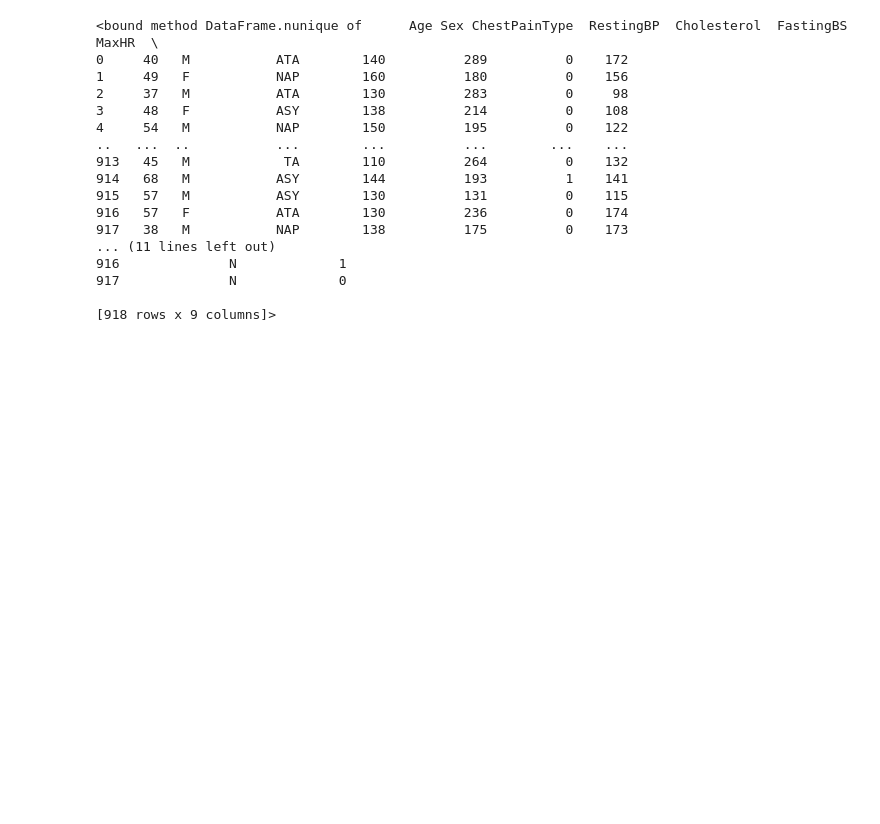
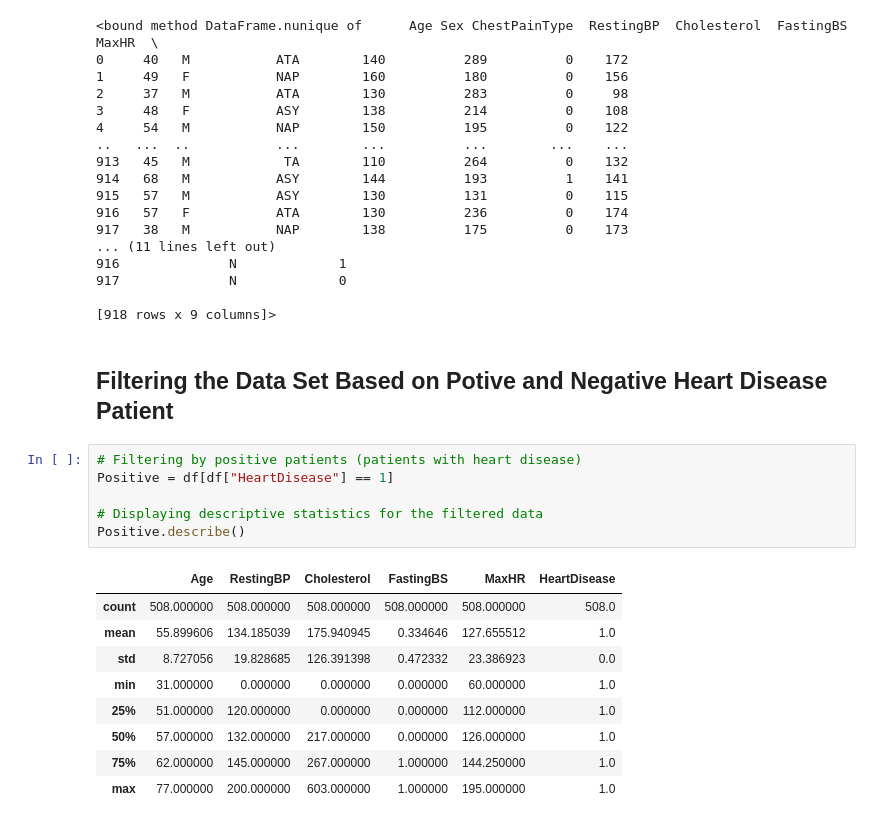
Before and after one commit to Habtom1999/Data-Analytics-Capstone, a Jupyter notebook: Data Preparation.ipynb, the cells around one changed output. Saved outputs shown, nothing was run; the diff lists cells and outputs as text; blank space fills up the shorter version.

```diff
--- a/Data Preparation.ipynb
+++ b/Data Preparation.ipynb
@@ -558,3 +561,21 @@ df.nunique
 917              N             0
 
 [918 rows x 9 columns]>
+# %% [markdown]
+## Filtering the Data Set Based on Potive and Negative Heart Disease Patient
+# %%
+# Filtering by positive patients (patients with heart disease)
+Positive = df[df["HeartDisease"] == 1]
+
+# Displaying descriptive statistics for the filtered data
+Positive.describe()
+# %% [output]
+|  | Age | RestingBP | Cholesterol | FastingBS | MaxHR | HeartDisease |
+| count | 508.000000 | 508.000000 | 508.000000 | 508.000000 | 508.000000 | 508.0 |
+| mean | 55.899606 | 134.185039 | 175.940945 | 0.334646 | 127.655512 | 1.0 |
+| std | 8.727056 | 19.828685 | 126.391398 | 0.472332 | 23.386923 | 0.0 |
+| min | 31.000000 | 0.000000 | 0.000000 | 0.000000 | 60.000000 | 1.0 |
+| 25% | 51.000000 | 120.000000 | 0.000000 | 0.000000 | 112.000000 | 1.0 |
+| 50% | 57.000000 | 132.000000 | 217.000000 | 0.000000 | 126.000000 | 1.0 |
+| 75% | 62.000000 | 145.000000 | 267.000000 | 1.000000 | 144.250000 | 1.0 |
+| max | 77.000000 | 200.000000 | 603.000000 | 1.000000 | 195.000000 | 1.0 |
```
Also changed, not shown: parts of 5 cells of this notebook.
